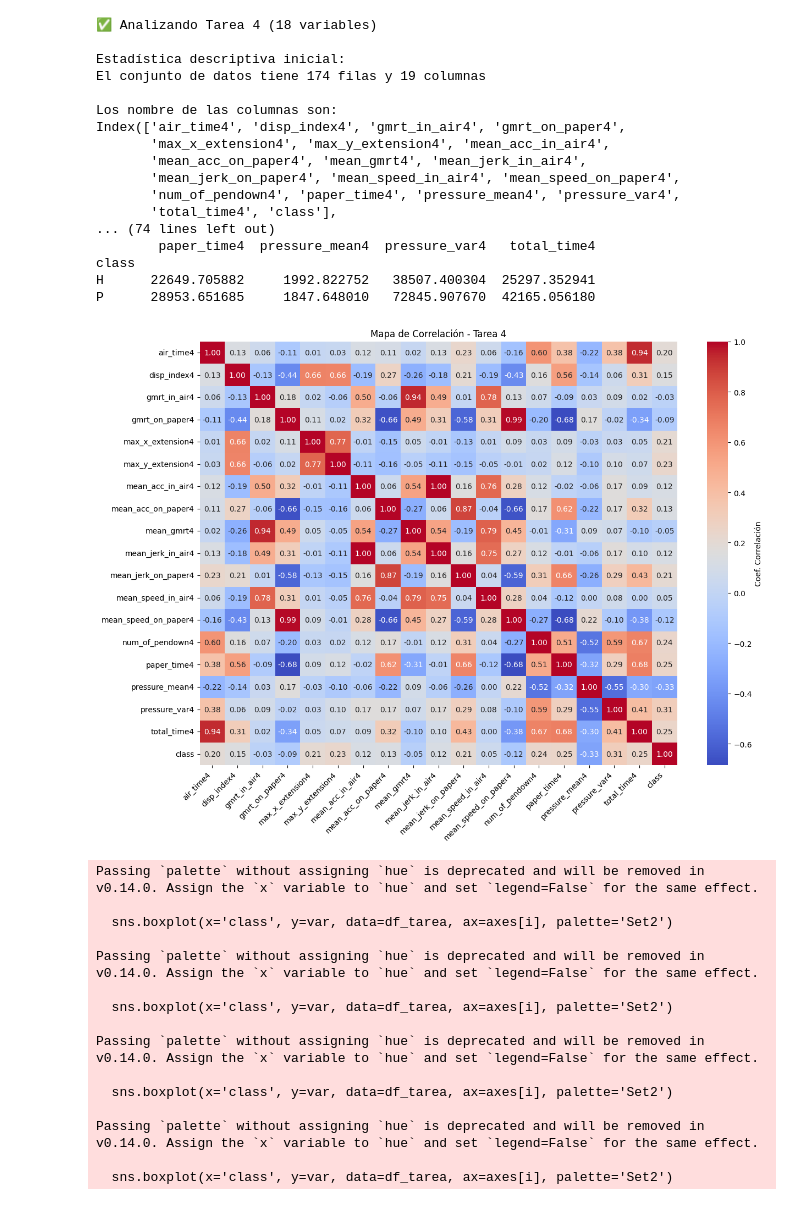
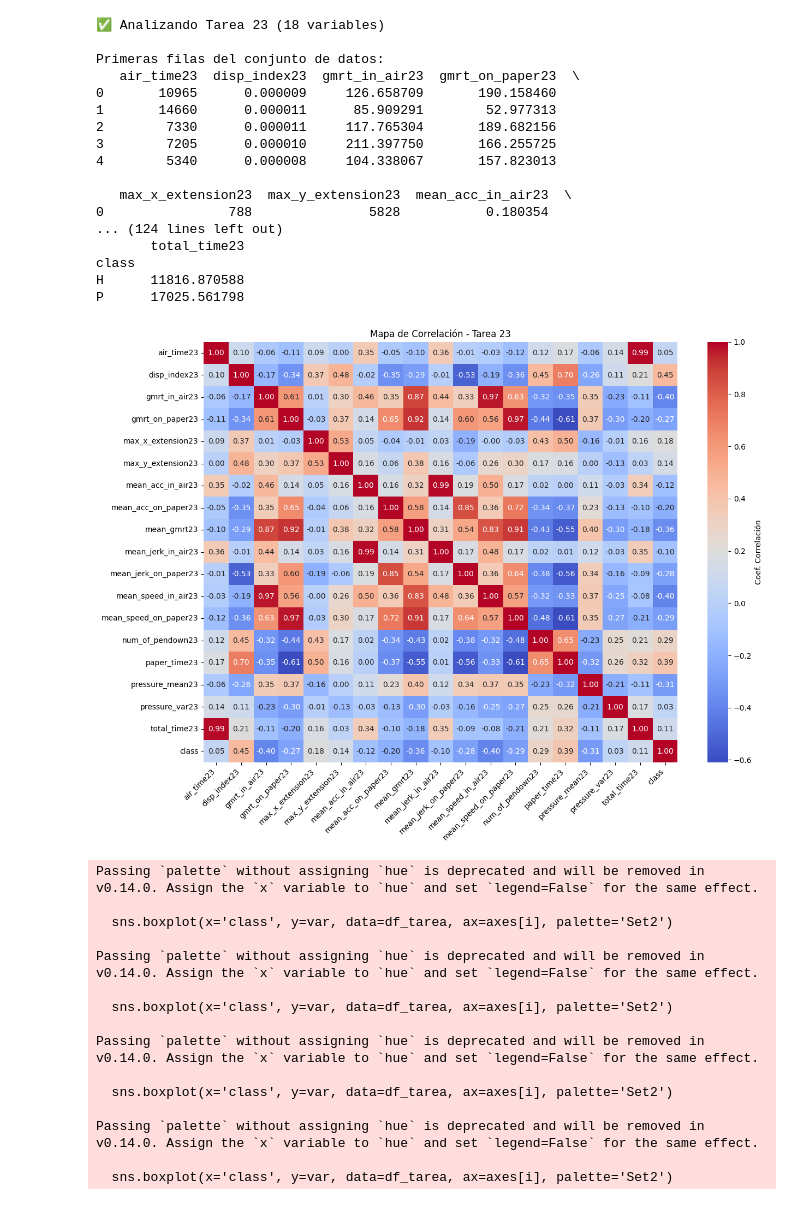
Before and after one commit to joserdeg/pruebas_tfm, a Jupyter notebook: darwin/darwin_exp1.ipynb, the cells around one changed output. Saved outputs shown, nothing was run; the diff lists cells and outputs as text; code cells hidden in the pictures.

```diff
--- a/darwin/darwin_exp1.ipynb
+++ b/darwin/darwin_exp1.ipynb
@@ -71,5 +28,5 @@ df1.groupby('class').mean(numeric_only=True)
 # %%
-def analizar_tarea2(df, num_tarea):
+def analizar_tarea(df, num_tarea):
     """
     Analiza una tarea específica (1-25) filtrando columnas con precisión.
     """
@@ -99,13 +56,19 @@ def analizar_tarea2(df, num_tarea):
     # -- Análisis descriptivo inicial --
     filas = df_tarea.shape[0] # núm filas
     columnas = df_tarea.shape[1] # núm columnas
+    print("\nPrimeras filas del conjunto de datos:")
+    print(df_tarea.head())
+
     print("\nEstadística descriptiva inicial:")
     print(f"El conjunto de datos tiene {filas} filas y {columnas} columnas") # dimensiones
+
     print("\nLos nombre de las columnas son:")
     print(df_tarea.columns)
+
     print("\nEstadística descriptiva de las variables:")
     print(df_tarea.describe())
-    print("\nProporción pacinetes (P) vs sanos (H) en lsa variables:")
+
+    print("\Media de valores para pacinetes (P) vs sanos (H) en lsa variables:")
     print(df_tarea.groupby('class').mean(numeric_only=True))
 
 
@@ -123,49 +86,49 @@ def analizar_tarea2(df, num_tarea):
     # --- Boxplots de variables clave ---
     # Definimos las métricas base que queremos ver
     metrics = ['air_time', 'pressure_mean', 'mean_speed_on_paper', 'total_time']
     # Buscamos los nombres reales en las columnas filtradas (ya que a veces varían ligeramente)
     variables_interes = [c for c in cols_tarea if any(m in c for m in metrics)]
 
     # Limitamos a 4 para el gráfico 2x2
     variables_interes = variables_interes[:4]
 
     if variables_interes:
         fig, axes = plt.subplots(2, 2, figsize=(12, 10))
         axes = axes.flatten()
 
         for i, var in enumerate(variables_interes):
             sns.boxplot(x='class', y=var, data=df_tarea, ax=axes[i], palette='Set2')
             axes[i].set_title(f'Distribución de {var}')
             axes[i].set_xlabel('Grupo (H: Sano, P: Paciente)')
 
         plt.tight_layout()
         plt.suptitle(f'Diferencias detectadas en Tarea {num_tarea}', fontsize=16, y=1.02)
         plt.show()
     else:
         print("No se encontraron las variables específicas para los boxplots.")
 
 # --- EJECUCIÓN ---
 # Ahora puedes probar con la tarea 1 y verás que solo trae las 18 variables correctas
-analizar_tarea2(df, 4)
+analizar_tarea(df, 23)
 # %% [output]
-✅ Analizando Tarea 4 (18 variables)
+✅ Analizando Tarea 23 (18 variables)
 
-Estadística descriptiva inicial:
-El conjunto de datos tiene 174 filas y 19 columnas
+Primeras filas del conjunto de datos:
+   air_time23  disp_index23  gmrt_in_air23  gmrt_on_paper23  \
+0       10965      0.000009     126.658709       190.158460
+1       14660      0.000011      85.909291        52.977313
+2        7330      0.000011     117.765304       189.682156
+3        7205      0.000010     211.397750       166.255725
+4        5340      0.000008     104.338067       157.823013
 
-Los nombre de las columnas son:
-Index(['air_time4', 'disp_index4', 'gmrt_in_air4', 'gmrt_on_paper4',
-       'max_x_extension4', 'max_y_extension4', 'mean_acc_in_air4',
-       'mean_acc_on_paper4', 'mean_gmrt4', 'mean_jerk_in_air4',
-       'mean_jerk_on_paper4', 'mean_speed_in_air4', 'mean_speed_on_paper4',
-       'num_of_pendown4', 'paper_time4', 'pressure_mean4', 'pressure_var4',
-       'total_time4', 'class'],
-... (74 lines left out)
-        paper_time4  pressure_mean4  pressure_var4   total_time4
+   max_x_extension23  max_y_extension23  mean_acc_in_air23  \
+0                788               5828           0.180354
+... (124 lines left out)
+       total_time23
 class
-H      22649.705882     1992.822752   38507.400304  25297.352941
-P      28953.651685     1847.648010   72845.907670  42165.056180
+H      11816.870588
+P      17025.561798
-[figure, old version]
+[figure, new version]
 Passing `palette` without assigning `hue` is deprecated and will be removed in v0.14.0. Assign the `x` variable to `hue` and set `legend=False` for the same effect.
 
   sns.boxplot(x='class', y=var, data=df_tarea, ax=axes[i], palette='Set2')
```
Also changed, not shown: parts of 14 cells of this notebook.
